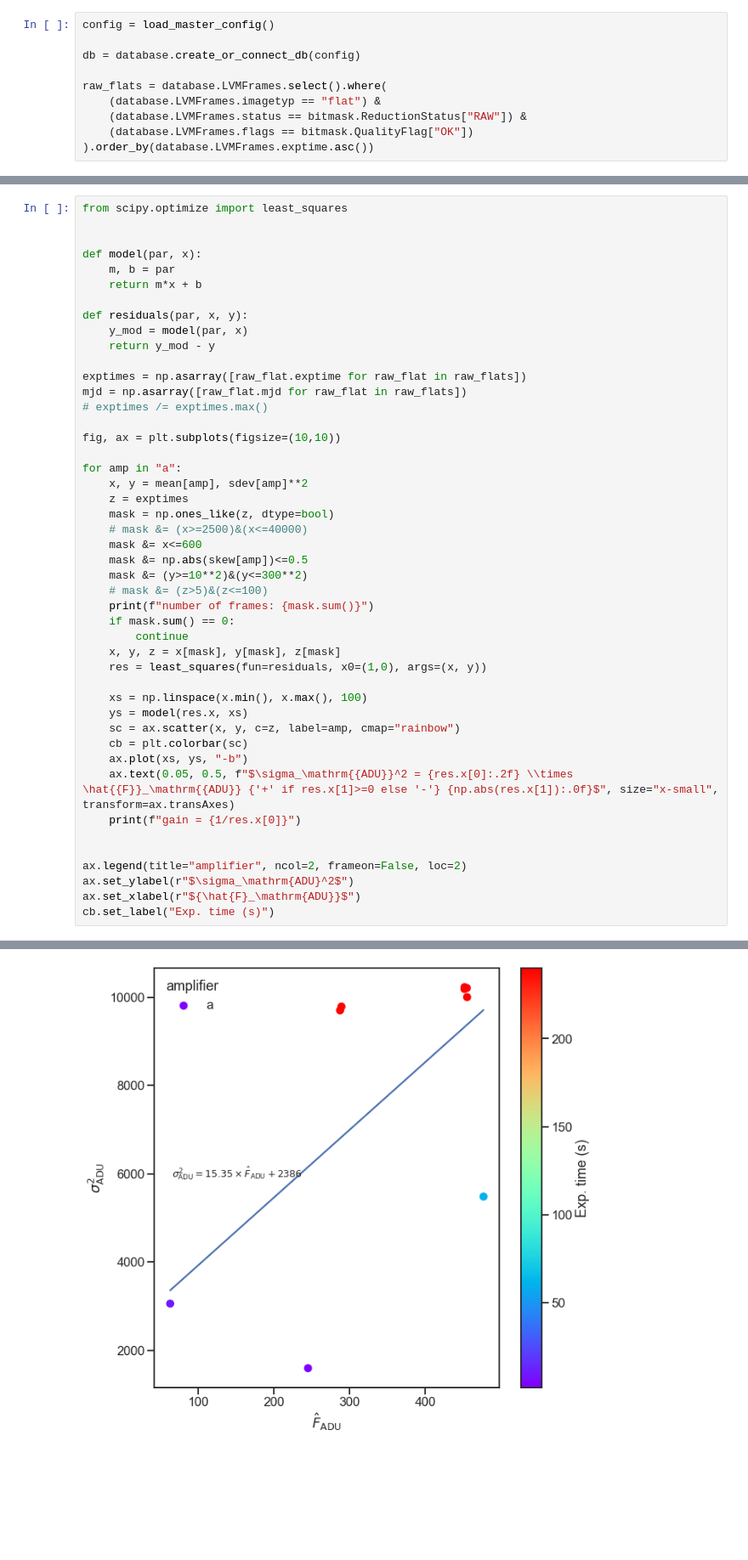
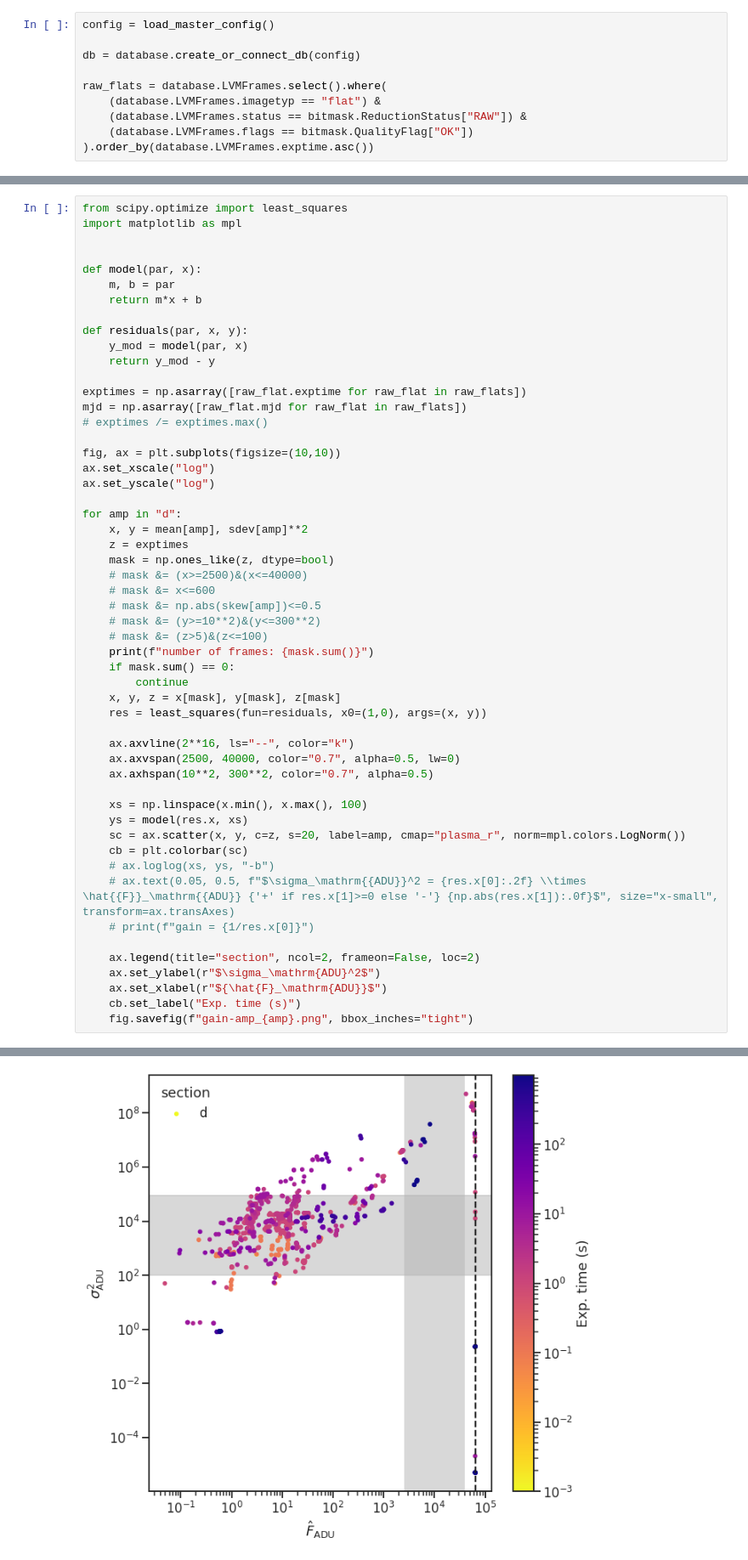
Before and after one commit to sdss/lvmdrp, a Jupyter notebook: docs/nb/estimate-gain.ipynb, the cells around one changed output, grey strips where cells are left out. Shown at 85% size. Cells and saved outputs as stored; diff of their text form; blank space fills up the shorter version.

Commit message:
turning off frames cleaning in gain estimation

```diff
--- a/docs/nb/estimate-gain.ipynb
+++ b/docs/nb/estimate-gain.ipynb
@@ -87,5 +111,6 @@ else:
 # %%
 from scipy.optimize import least_squares
+import matplotlib as mpl
 
 
 def model(par, x):
@@ -101,15 +126,17 @@ mjd = np.asarray([raw_flat.mjd for raw_flat in raw_flats])
 # exptimes /= exptimes.max()
 
 fig, ax = plt.subplots(figsize=(10,10))
+ax.set_xscale("log")
+ax.set_yscale("log")
 
-for amp in "a":
+for amp in "d":
     x, y = mean[amp], sdev[amp]**2
     z = exptimes
     mask = np.ones_like(z, dtype=bool)
     # mask &= (x>=2500)&(x<=40000)
-    mask &= x<=600
-    mask &= np.abs(skew[amp])<=0.5
-    mask &= (y>=10**2)&(y<=300**2)
+    # mask &= x<=600
+    # mask &= np.abs(skew[amp])<=0.5
+    # mask &= (y>=10**2)&(y<=300**2)
     # mask &= (z>5)&(z<=100)
     print(f"number of frames: {mask.sum()}")
     if mask.sum() == 0:
@@ -117,17 +144,21 @@ for amp in "a":
     x, y, z = x[mask], y[mask], z[mask]
     res = least_squares(fun=residuals, x0=(1,0), args=(x, y))
 
+    ax.axvline(2**16, ls="--", color="k")
+    ax.axvspan(2500, 40000, color="0.7", alpha=0.5, lw=0)
+    ax.axhspan(10**2, 300**2, color="0.7", alpha=0.5)
+
     xs = np.linspace(x.min(), x.max(), 100)
     ys = model(res.x, xs)
-    sc = ax.scatter(x, y, c=z, label=amp, cmap="rainbow")
+    sc = ax.scatter(x, y, c=z, s=20, label=amp, cmap="plasma_r", norm=mpl.colors.LogNorm())
     cb = plt.colorbar(sc)
-    ax.plot(xs, ys, "-b")
-    ax.text(0.05, 0.5, f"$\sigma_\mathrm{{ADU}}^2 = {res.x[0]:.2f} \\times \hat{{F}}_\mathrm{{ADU}} {'+' if res.x[1]>=0 else '-'} {np.abs(res.x[1]):.0f}$", size="x-small", transform=ax.transAxes)
-    print(f"gain = {1/res.x[0]}")
+    # ax.loglog(xs, ys, "-b")
+    # ax.text(0.05, 0.5, f"$\sigma_\mathrm{{ADU}}^2 = {res.x[0]:.2f} \\times \hat{{F}}_\mathrm{{ADU}} {'+' if res.x[1]>=0 else '-'} {np.abs(res.x[1]):.0f}$", size="x-small", transform=ax.transAxes)
+    # print(f"gain = {1/res.x[0]}")
 
-
-ax.legend(title="amplifier", ncol=2, frameon=False, loc=2)
-ax.set_ylabel(r"$\sigma_\mathrm{ADU}^2$")
-ax.set_xlabel(r"${\hat{F}_\mathrm{ADU}}$")
-cb.set_label("Exp. time (s)")
+    ax.legend(title="section", ncol=2, frameon=False, loc=2)
+    ax.set_ylabel(r"$\sigma_\mathrm{ADU}^2$")
+    ax.set_xlabel(r"${\hat{F}_\mathrm{ADU}}$")
+    cb.set_label("Exp. time (s)")
+    fig.savefig(f"gain-amp_{amp}.png", bbox_inches="tight")
 # %% [output]
@@ -136 +166 @@ gain = 0.06513243488593215
-[figure, old version]
+[figure, new version]
```
Also changed, not shown: parts of 3 cells of this notebook.
